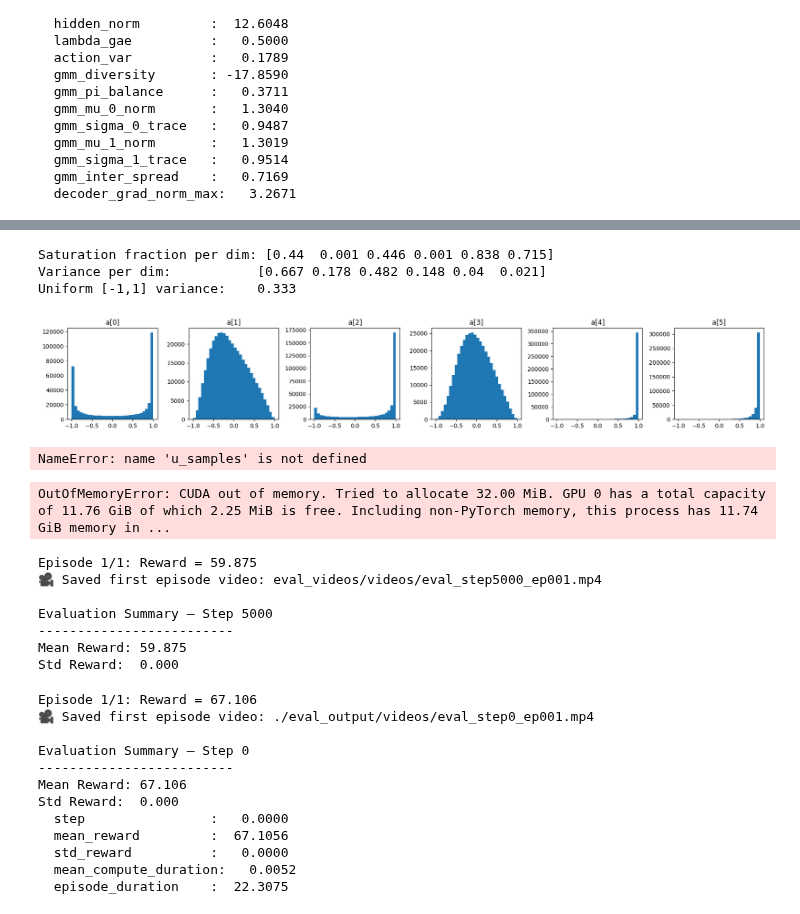
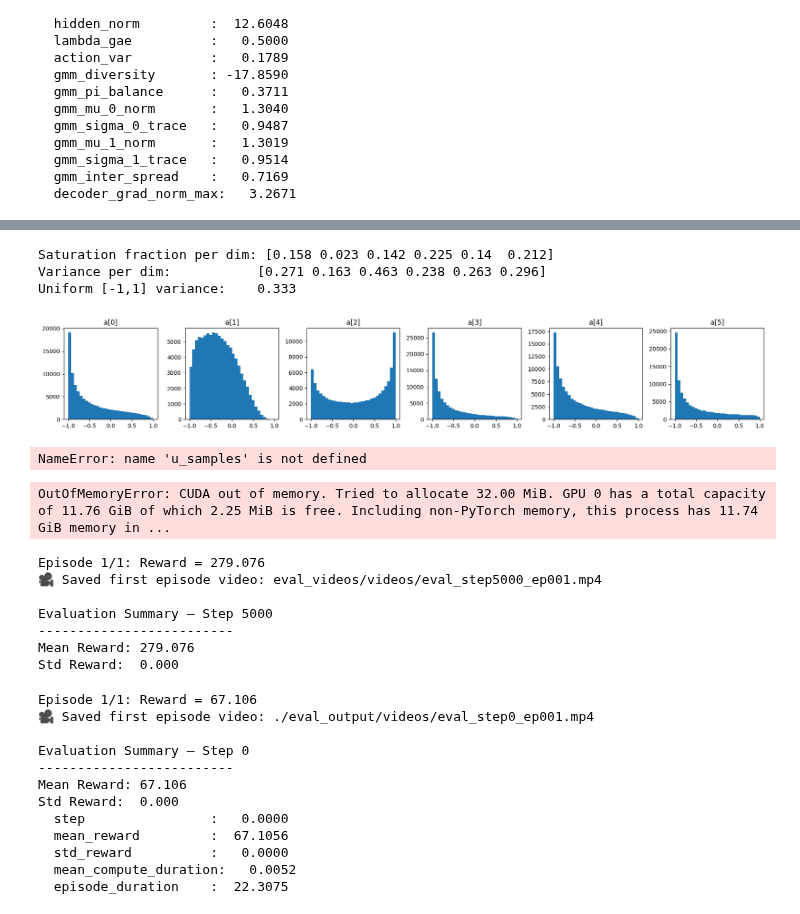
Before and after one commit to odykon/td-mpc_o2, a Jupyter notebook: train_o2_ddpg_debug-2.ipynb, the cells around one changed output, grey strips where cells are left out. Drawn from its saved outputs; the diff is of its cells as text; code cells hidden in the pictures.

```diff
--- a/train_o2_ddpg_debug-2.ipynb
+++ b/train_o2_ddpg_debug-2.ipynb
@@ -56,11 +56,11 @@ cfg = OmegaConf.merge(cfg, OmegaConf.create({
     'decoder_start_steps':  0 // ar,
     'dcem_batch_size':   64,         #CHANGE THIS
 
-    'use_latent_state': False,
+    'use_latent_state': True,
     'decoder_init':   None,
 
     #'load_model': "models/cheetah-run20k/model.pt",
-    #'load_buffer':  "models/cheetah-run20k/replay_buffer.pth",
+    'load_buffer':  "models/cheetah-run20k/replay_buffer.pth",
 
     'momentum'          : 0.1,
     'use_is_weights'    : True,
@@ -69,8 +69,8 @@ cfg = OmegaConf.merge(cfg, OmegaConf.create({
 
     'latent_action_dim': 128,
     'lambda_gae':        0.5,
-     'diversity_coeff':   0.001,
-    'log_det_target' :   -10,
+    'diversity_coeff':   0.02,
+    'log_det_target' :   -14,
     'use_raw_obs': True,
 
 
@@ -1035,5 +246,5 @@ True
 # %%
-n = 400000
+n = 100000
 obs_batch = buffer.sample()[0][:1].repeat(n, 1)
 u = torch.randn(n, cfg.latent_action_dim, device=agent.device)
 cond = obs_batch if cfg.use_raw_obs else agent.model_target.h(obs_batch).detach()
@@ -1042,36 +253,36 @@ with torch.no_grad():
     seq, pretanh = agent.model.decode_sequence(u, cond, return_pretanh=True)
     actions = seq[0]      # [n, action_dim] — first horizon step
     pt      = pretanh[0]  # [n, action_dim] — pre-tanh values
 
 # Saturation fraction — fraction of outputs near the bounds
 sat_fraction = (actions.abs() > 0.95).float().mean(dim=0)  # per action dim
 print("Saturation fraction per dim:", sat_fraction.cpu().numpy().round(3))
 
 # Bimodality: compare variance to what a uniform on [-1,1] would give (=1/3)
 # If variance >> 1/3, mass is piling at the extremes
 var_per_dim = actions.var(dim=0)
 print("Variance per dim:          ", var_per_dim.cpu().numpy().round(3))
 print("Uniform [-1,1] variance:    0.333")
 
 # Histogram per action dim
 import matplotlib.pyplot as plt
 A = actions.shape[1]
 fig, axes = plt.subplots(1, A, figsize=(3*A, 3))
 for i, ax in enumerate(axes):
     ax.hist(actions[:, i].cpu().numpy(), bins=30, range=(-1, 1))
     ax.set_title(f'a[{i}]')
 plt.tight_layout()
 plt.show()
 import gc
 import torch
 del seq, pretanh, actions, u_samples, u_mean, u_std
 gc.collect()
 torch.cuda.empty_cache()
 # %% [output]
-Saturation fraction per dim: [0.44  0.001 0.446 0.001 0.838 0.715]
-Variance per dim:           [0.667 0.178 0.482 0.148 0.04  0.021]
+Saturation fraction per dim: [0.158 0.023 0.142 0.225 0.14  0.212]
+Variance per dim:           [0.271 0.163 0.463 0.238 0.263 0.296]
 Uniform [-1,1] variance:    0.333
-[figure, old version]
+[figure, new version]
 NameError: name 'u_samples' is not defined
 # %%
 
@@ -1132,12 +343,12 @@ eval_metrics = evaluate_agent(
     video_mode='first'   # or 'first'
 )
 # %% [output]
-Episode 1/1: Reward = 59.875
+Episode 1/1: Reward = 279.076
 🎥 Saved first episode video: eval_videos/videos/eval_step5000_ep001.mp4
 
 Evaluation Summary — Step 5000
 -------------------------
-Mean Reward: 59.875
+Mean Reward: 279.076
 Std Reward:  0.000
 # %%
 import torch
```
Also changed, not shown: parts of 5 cells of this notebook, 7 other files.
